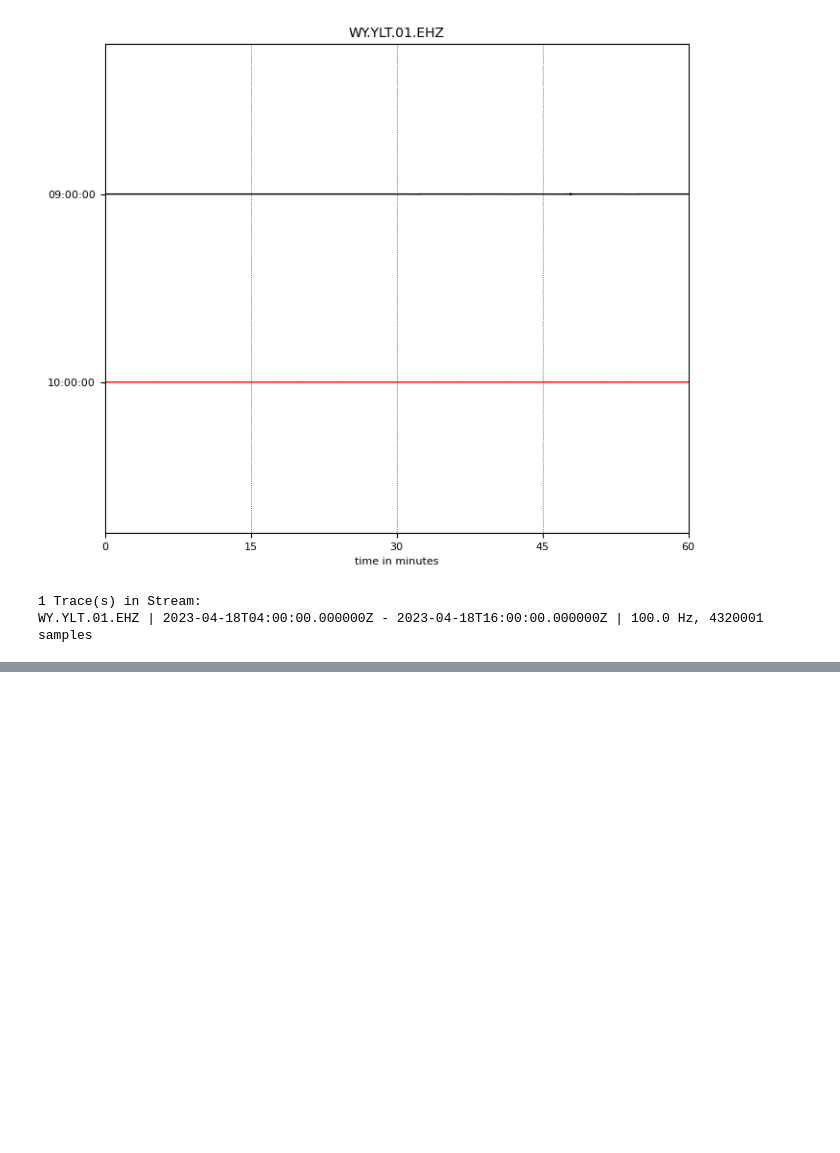
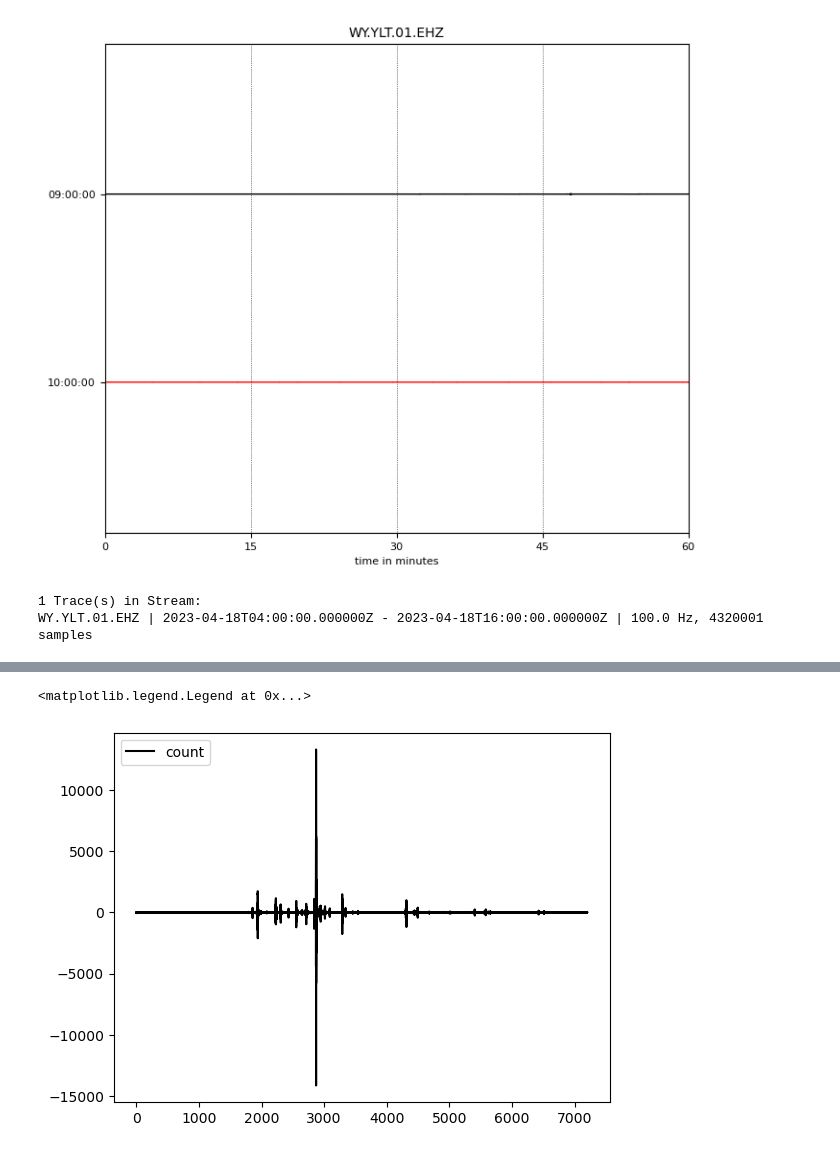
Before and after one commit to GPGN-268-archive/FP01-mars-seismo, a Jupyter notebook: ChloeWork.ipynb, the cells around one changed output, grey strips where cells are left out. Drawn from its saved outputs; the diff is of its cells as text; code cells hidden in the pictures; blank space fills up the shorter version.

```diff
--- a/ChloeWork.ipynb
+++ b/ChloeWork.ipynb
@@ -83,3 +85,17 @@ read('Yellowstone.mseed',starttime = UTCDateTime('2023-4-18 4:00:00'),endtime=UT
 # %% [output]
 1 Trace(s) in Stream:
 WY.YLT.01.EHZ | 2023-04-18T04:00:00.000000Z - 2023-04-18T16:00:00.000000Z | 100.0 Hz, 4320001 samples
+# %%
+st3 = read('Yellowstone.mseed',starttime = UTCDateTime('2023-4-18 9:00:00'),endtime=UTCDateTime('2023-4-18 11:00:00'))
+print(st3)
+
+st3.filter(type='highpass', freq=0.1)
+st3 = st3.select(component='Z')
+
+tr1 = st3[0]
+
+plt.plot(tr1.times(), tr1.data, "k", label="count")
+plt.legend(loc=2)
+#plt.set_ylabel("COUNTS")
+#plt.set_xlim(2000, 4000)
+# %% [output]
@@ -85,0 +104,2 @@ WY.YLT.01.EHZ | 2023-04-18T04:00:00.000000Z - 2023-04-18T16:00:00.000000Z | 100.
+<matplotlib.legend.Legend at 0x...>
+[figure, added]
```
Also changed, not shown: parts of 2 cells of this notebook, 1 other file.
